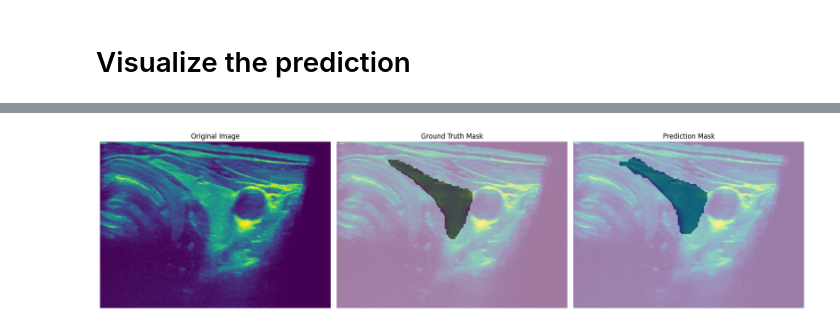
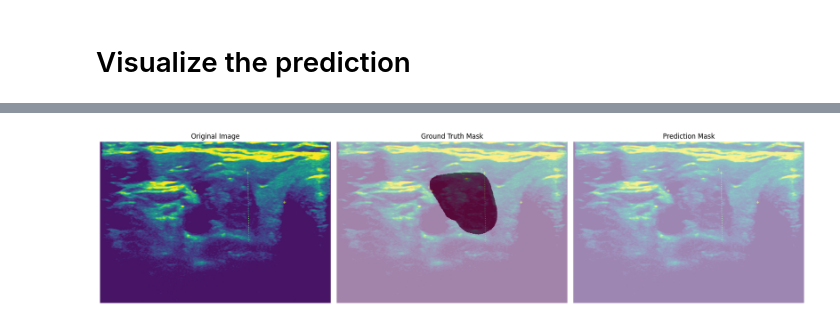
Before and after one commit to fenofista/thyroid, a Jupyter notebook: code/train_YOLO.ipynb, the cells around one changed output, grey strips where cells are left out. Drawn from its saved outputs; the diff is of its cells as text; code cells hidden in the pictures.

```diff
--- a/code/train_YOLO.ipynb
+++ b/code/train_YOLO.ipynb
@@ -113,24 +260,27 @@ def polygons_to_mask(polygons, img_shape):
 # %%
-model = YOLO("runs/segment/train12/weights/last.pt")
-test_images = glob.glob("../data/YOLO_data_small/images/train/*.jpg")   # 改成你的測試集路徑
+from tqdm import tqdm
+model = YOLO("thyroid segmentation/yolo_baseline_aug_space_v2/weights/best.pt")
+test_images = glob.glob("../data/YOLO_data/images/test/*.jpg") + glob.glob("../data/YOLO_data/images/test/*.png")   # 改成你的測試集路徑
+print(len(test_images))
 
 # ====================================
 # 3️⃣ 開始對每張影像做預測 & 比較
 # ====================================
 dice_scores = []
 iou_scores = []
-
+# img_shape = img.shape[:2]  # H, W
 min_area_ratio = 0.02  # Example: 1% of the image area
 
-img_area = img_shape[0] * img_shape[1]
+# img_area = img_shape[0] * img_shape[1]
 
-for image_path in test_images:
+for image_path in tqdm(test_images):
     # 讀取影像
     img = cv2.imread(image_path)
     img_shape = img.shape[:2]  # H, W
+    img_area = img_shape[0] * img_shape[1]
 
     # 預測
-    results = model(image_path, imgsz=128, conf = 0.99)
+    results = model(image_path, imgsz=128, conf = 0.5, verbose = False)
     pred_polygons = []
     for r in results:
         if hasattr(r, 'masks') and r.masks is not None:
@@ -153,7 +303,10 @@ for image_path in test_images:
     # 4️⃣ 讀取 Ground truth polygons
     # ====================================
     # 這裡你要根據你的 label.txt 來讀 polygon
-    label_file = image_path.replace("images", "labels").replace(".jpg", ".txt")
+    if "jpg" in image_path:
+        label_file = image_path.replace("images", "labels").replace(".jpg", ".txt")
+    elif "png" in image_path:
+        label_file = image_path.replace("images", "labels").replace(".png", ".txt")
     gt_polygons = []
     with open(label_file, 'r') as f:
         for line in f.readlines():
@@ -172,7 +325,7 @@ for image_path in test_images:
     dice_scores.append(dice)
     iou_scores.append(iou)
 
-    print(f"{image_path} - Dice: {dice:.4f} - IoU: {iou:.4f}")
+    # print(f"{image_path} - Dice: {dice:.4f} - IoU: {iou:.4f}")
 
 # ====================================
 # 6️⃣ 輸出整體平均
@@ -203,7 +338,8 @@ Test Set - 平均 Dice: 0.8608 - 平均 IoU: 0.7561
 # Visualize the prediction
 # %%
 # Pick a test image
-image_path = "../data/YOLO_data_small/images/train/TG3K_3.jpg"
+image_path = "../data/YOLO_data/images/test/TN3K_0001.jpg"
+# image_path = "../data/YOLO_data/images/test/DDTI_1.png"
 img = cv2.imread(image_path)
 img_rgb = cv2.cvtColor(img, cv2.COLOR_BGR2GRAY)
 img_shape = img.shape[:2]  # H, W
@@ -211,10 +347,10 @@ img_shape = img.shape[:2]  # H, W
 # ------------------------------------------------------
 # 1️⃣ Prediction
 # ------------------------------------------------------
-results = model(image_path, imgsz=128, conf=0.99)
+results = model(image_path, imgsz=128, conf=0.5)
 pred_polygons = []
 
-min_area_ratio = 0.01  # Example: 1% of the image area
+min_area_ratio = 0.02  # Example: 1% of the image area
 
 img_area = img_shape[0] * img_shape[1]
 for r in results:
@@ -247,7 +374,10 @@ poly
 # ------------------------------------------------------
 # 2️⃣ Ground Truth Mask (from polygon label)
 # ------------------------------------------------------
-label_file = image_path.replace("images", "labels").replace(".jpg", ".txt")
+if "jpg" in image_path:
+    label_file = image_path.replace("images", "labels").replace(".jpg", ".txt")
+elif "png" in image_path:
+    label_file = image_path.replace("images", "labels").replace(".png", ".txt")
 gt_polygons = []
 with open(label_file, 'r') as f:
     for line in f.readlines():
@@ -258,33 +388,33 @@ with open(label_file, 'r') as f:
 gt_mask = polygons_to_mask(gt_polygons, img_shape)
 
 # ------------------------------------------------------
 # 3️⃣ Visualization
 # ------------------------------------------------------
 plt.figure(figsize=(18, 6))
 
 # Original Image
 plt.subplot(1, 3, 1)
 plt.imshow(img_rgb)
 plt.title("Original Image")
 plt.axis('off')
 
 # Ground Truth
 plt.subplot(1, 3, 2)
 plt.imshow(img_rgb)
 plt.imshow(gt_mask, alpha=0.5, cmap='Reds')
 plt.title("Ground Truth Mask")
 plt.axis('off')
 
 # Prediction
 plt.subplot(1, 3, 3)
 plt.imshow(img_rgb)
 plt.imshow(pred_mask, alpha=0.5, cmap='Blues')
 plt.title("Prediction Mask")
 plt.axis('off')
 
 plt.tight_layout()
 plt.show()
 # %% [output]
-[figure, old version]
+[figure, new version]
 # %%
 results
```
Also changed, not shown: parts of 14 cells of this notebook.
